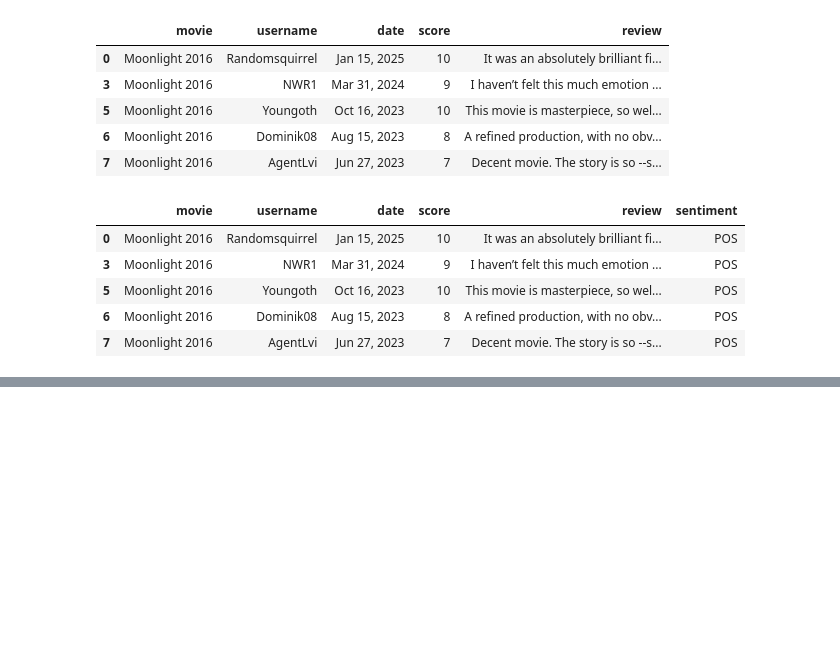
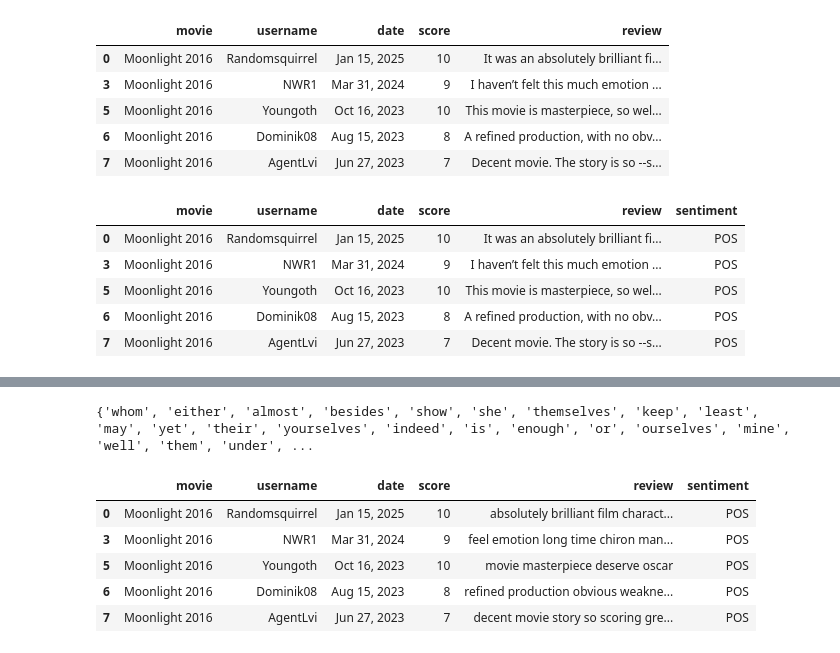
Before and after one commit to jugarbus/Proyecto_NLP, a Jupyter notebook: proyecto_NLP.ipynb, the cells around one changed output, grey strips where cells are left out. Cells and saved outputs as stored; diff of their text form; code cells hidden in the pictures; blank space fills up the shorter version.

```diff
--- a/proyecto_NLP.ipynb
+++ b/proyecto_NLP.ipynb
@@ -388,0 +400,43 @@ df.head(5)
+# %%
+import spacy
+import string
+nlp = spacy.load('en_core_web_md')
+# %%
+from spacy.lang.en.stop_words import STOP_WORDS
+print(STOP_WORDS)
+# %% [output]
+{'whom', 'either', 'almost', 'besides', 'show', 'she', 'themselves', 'keep', 'least', 'may', 'yet', 'their', 'yourselves', 'indeed', 'is', 'enough', 'or', 'ourselves', 'mine', 'well', 'them', 'under', ...
+# %%
+# Definir el patrón para los caracteres especiales
+pat = '[{}]'.format(re.escape(string.punctuation))
+
+# Definir la función para normalizar, lematizar y eliminar puntuación
+def normalize_document_remove_punct(doc):
+
+    doc = re.sub(r'\d+', '', doc)
+    # Separamos en tokens
+    tokens = nlp(doc)
+
+    # Quitamos puntuación, espacios y stopwords, y aplicamos lematización
+    filtered_tokens = [re.sub(pat, ' ', t.lemma_.lower())  # Usamos t.lemma_ para lematizar
+                       for t in tokens
+                       if not t.is_stop        # Eliminar stopwords
+                       and not t.is_punct      # Eliminar puntuación
+                       and not t.is_space]      # Eliminar espacios]
+
+    # Juntamos de nuevo en una cadena
+    doc = ' '.join(filtered_tokens)
+
+    return doc
+
+# Aplicar la función a cada elemento de la columna 'contenido' tanto en treino como en test
+df['review'] = df['review'].apply(normalize_document_remove_punct)
+
+df.head(5)
+# %% [output]
+|  | movie | username | date | score | review | sentiment |
+| 0 | Moonlight 2016 | Randomsquirrel | Jan 15, 2025 | 10 | absolutely brilliant film charact... | POS |
+| 3 | Moonlight 2016 | NWR1 | Mar 31, 2024 | 9 | feel emotion long time chiron man... | POS |
+| 5 | Moonlight 2016 | Youngoth | Oct 16, 2023 | 10 | movie masterpiece deserve oscar | POS |
+| 6 | Moonlight 2016 | Dominik08 | Aug 15, 2023 | 8 | refined production obvious weakne... | POS |
+| 7 | Moonlight 2016 | AgentLvi | Jun 27, 2023 | 7 | decent movie story so scoring gre... | POS |
```
Also changed, not shown: parts of 3 cells of this notebook.
